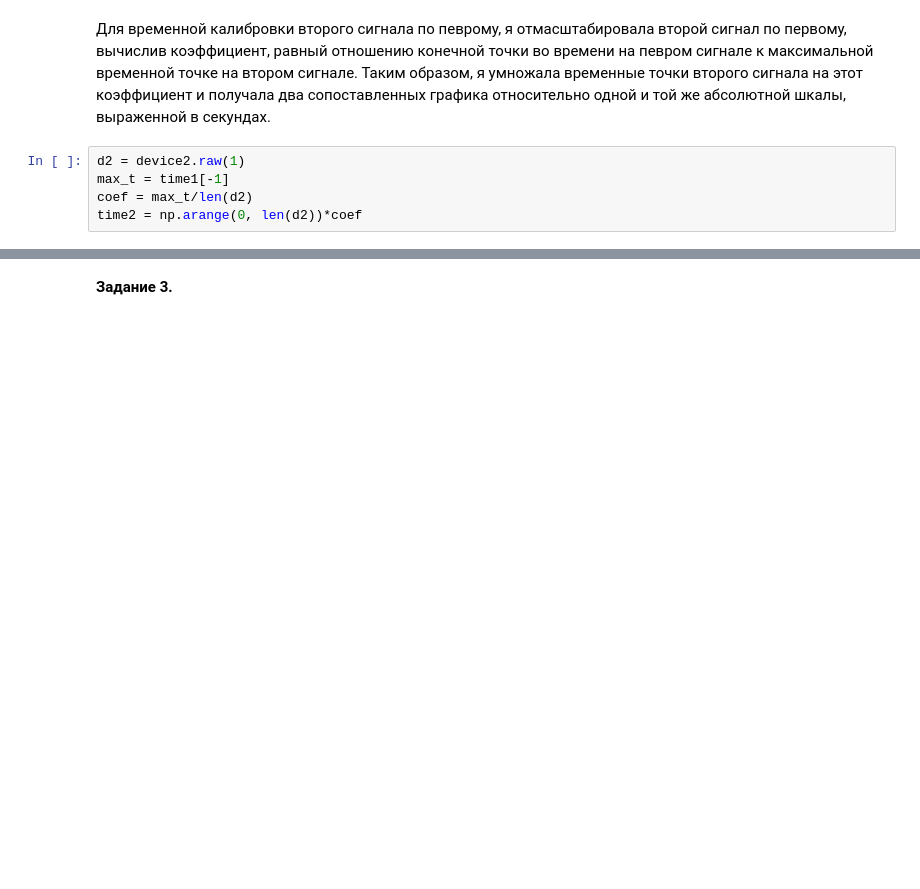
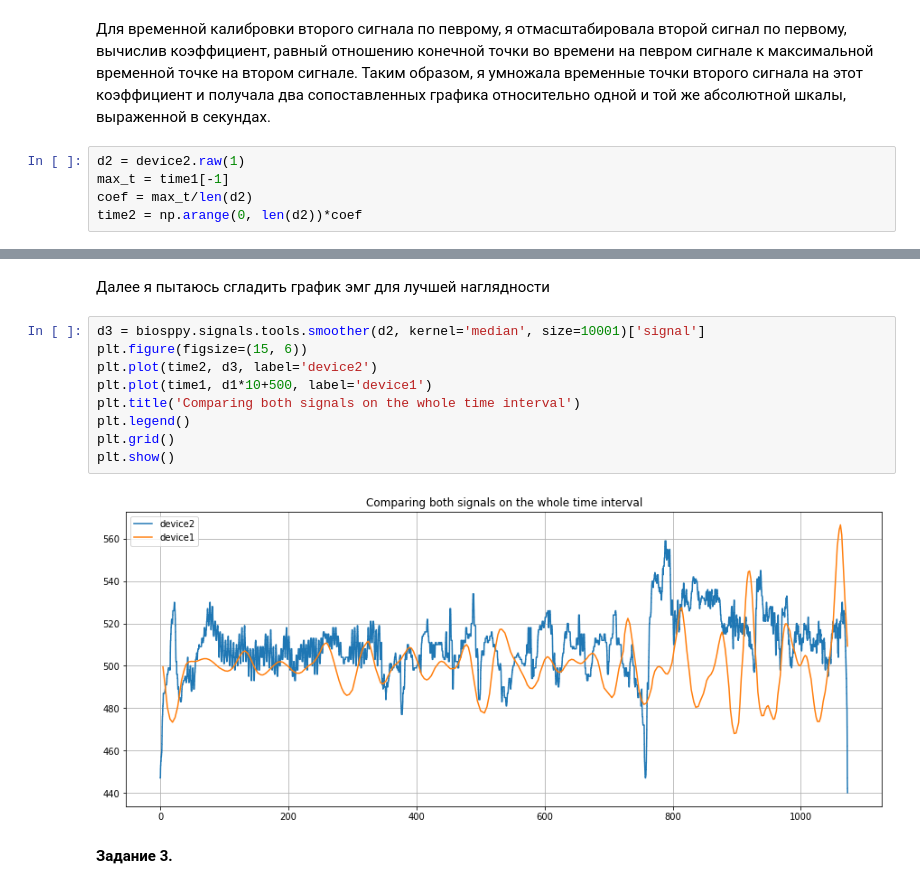
Before and after one commit to screemix/neuro_lab_test_task, a Jupyter notebook: Task2.ipynb, the cells around one changed output, grey strips where cells are left out. Drawn from its saved outputs; the diff is of its cells as text; blank space fills up the shorter version.

```diff
--- a/Task2.ipynb
+++ b/Task2.ipynb
@@ -70,3 +115,16 @@ plt.show()
+# %% [markdown]
+Далее я пытаюсь сгладить график эмг для лучшей наглядности
+# %%
+d3 = biosppy.signals.tools.smoother(d2, kernel='median', size=10001)['signal']
+plt.figure(figsize=(15, 6))
+plt.plot(time2, d3, label='device2')
+plt.plot(time1, d1*10+500, label='device1')
+plt.title('Comparing both signals on the whole time interval')
+plt.legend()
+plt.grid()
+plt.show()
+# %% [output]
+[figure, added]
 # %% [markdown]
 **Задание 3.**
 # %% [markdown]
```
Also changed, not shown: parts of 22 cells of this notebook.
